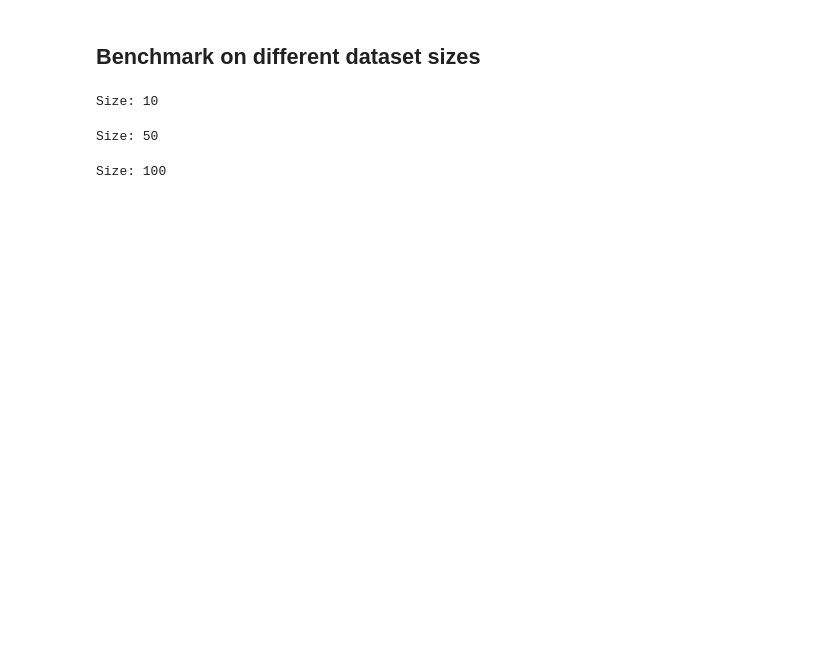
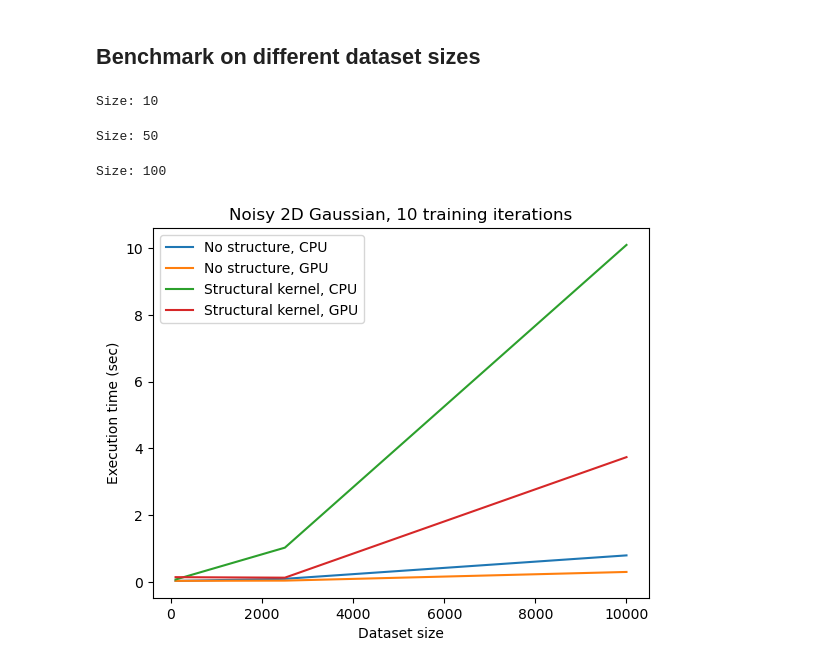
Before and after one commit to geo-smart/spacetime-elevation, a Jupyter notebook: contributors/keenan/train_benchmark.ipynb, the cells around one changed output. Saved outputs shown, nothing was run; the diff lists cells and outputs as text; code cells hidden in the pictures; blank space fills up the shorter version.

Commit message:
update benchmark notebook output

```diff
--- a/contributors/keenan/train_benchmark.ipynb
+++ b/contributors/keenan/train_benchmark.ipynb
@@ -144,7 +163,7 @@ def train_gpytorch_model(xy_tensor, z_tensor, use_structure=False, use_gpu=False
     tf = time.time()
     elapsed = tf - t0
 
-    return model, elapsed
+    return model, likelihood, elapsed
 
 # Too slow!
 
@@ -173,6 +192,6 @@ model2 = train_gpytorch_model(xy_tensor, z_tensor, use_gpu=True)
 model3 = train_gpytorch_model(xy_tensor, z_tensor, use_structure=True)
 # %%
 model4 = train_gpytorch_model(xy_tensor, z_tensor, use_structure=True, use_gpu=True)
-# %% [markdown]
-## Benchmark on different dataset sizes
+# %% [markdown]
+## Benchmark on different dataset sizes
 # %%
@@ -200,0 +256,14 @@ Size: 100
+# %%
+t_df = pd.DataFrame(
+    t_result,
+    columns=["No structure, CPU", "No structure, GPU", "Structural kernel, CPU", "Structural kernel, GPU"]
+)
+t_df["Size"] = [s * s for s in sizes]
+# %%
+t_df.plot(x="Size")
+plt.xlabel("Dataset size")
+plt.ylabel("Execution time (sec)")
+plt.title("Noisy 2D Gaussian, 10 training iterations")
+plt.show()
+# %% [output]
+[figure, added]
```
Also changed, not shown: parts of 17 cells of this notebook.
